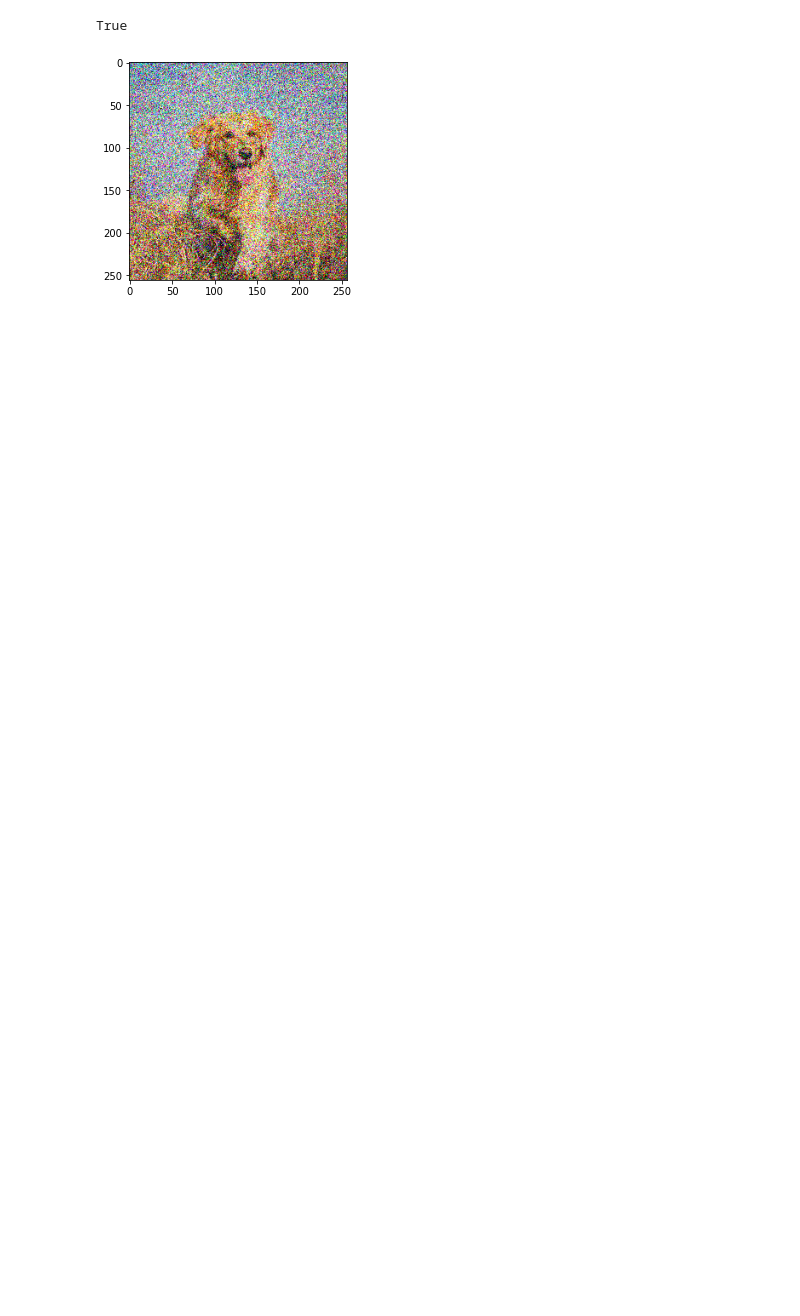
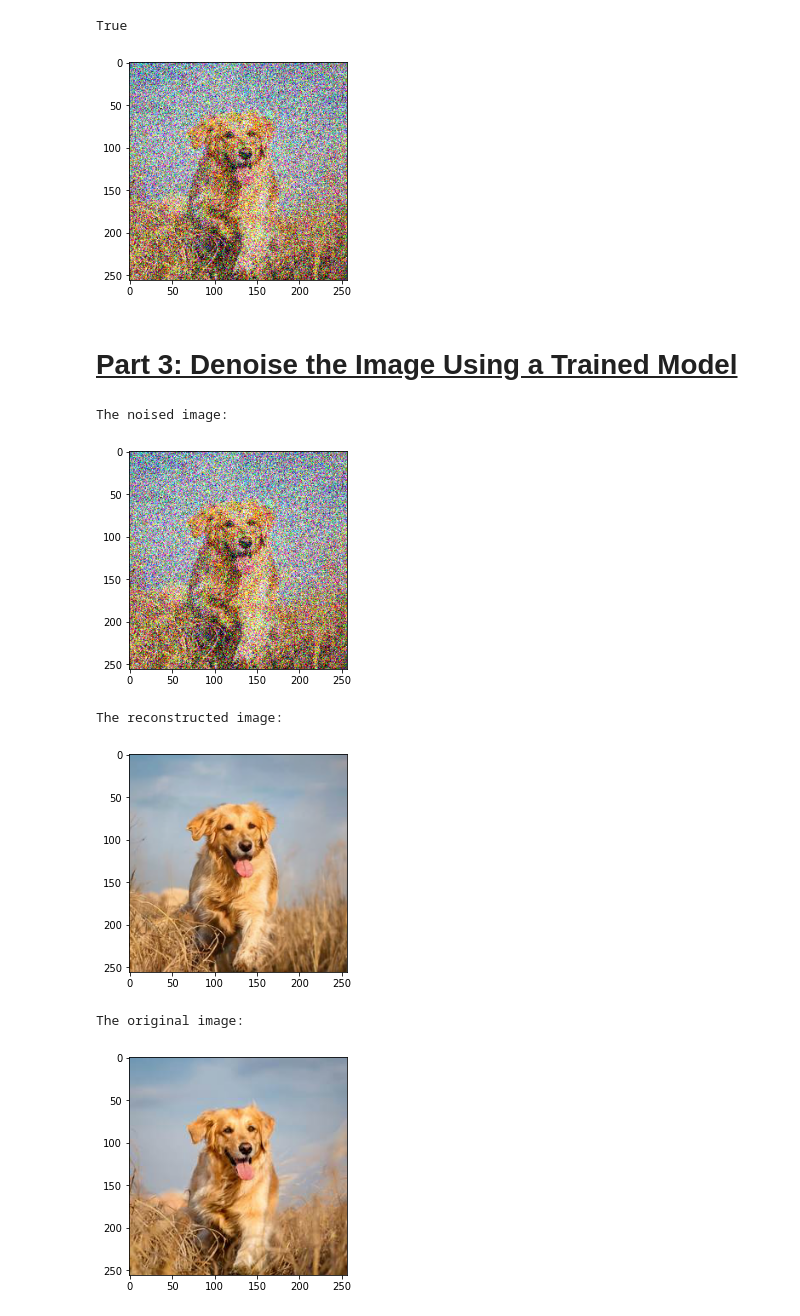
Before and after one commit to talafek96/Diffusion-AD-Project, a Jupyter notebook: initial_experiment.ipynb, the cells around one changed output. Drawn from its saved outputs; the diff is of its cells as text; code cells hidden in the pictures; blank space fills up the shorter version.

Commit message:
EXP: Instantiate a noiser and a denoiser and apply on the doge

```diff
--- a/initial_experiment.ipynb
+++ b/initial_experiment.ipynb
@@ -82,3 +82,30 @@ plt.imshow(((noised_image.permute(1, 2, 0) / 2) + 0.5).clip(0, 1))
 plt.show()
 # %% [output]
 [figure]
+# %% [markdown]
+# **<u>Part 3: Denoise the Image Using a Trained Model</u>**
+# %%
+# Create a denoiser and save the doge
+denoiser = ModelTimestepUniformDenoiser(model, diffusion)
+noised_image = noised_image.to('cuda')
+# %%
+reconstructed_image = denoiser.denoise(noised_image.unsqueeze(0), NUM_TIMESTEPS, show_progress=True)
+# %%
+print('The noised image:')
+plt.imshow(((noised_image.cpu().permute(1, 2, 0) / 2) + 0.5).clip(0, 1))
+plt.show()
+
+print('The reconstructed image:')
+plt.imshow(((reconstructed_image.squeeze(0).cpu().permute(1, 2, 0) / 2) + 0.5).clip(0, 1))
+plt.show()
+
+print('The original image:')
+plt.imshow(((img_t.permute(1, 2, 0) / 2) + 0.5).clip(0, 1))
+plt.show()
+# %% [output]
+The noised image:
+[figure, added]
+The reconstructed image:
+[figure, added]
+The original image:
+[figure, added]
```
Also changed, not shown: parts of 1 cell of this notebook.
